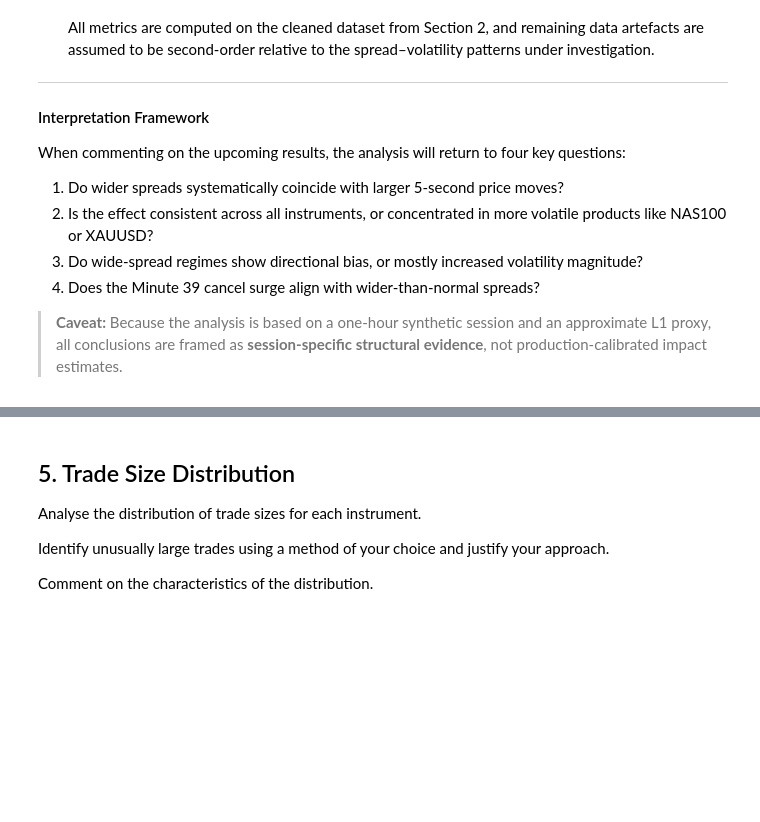
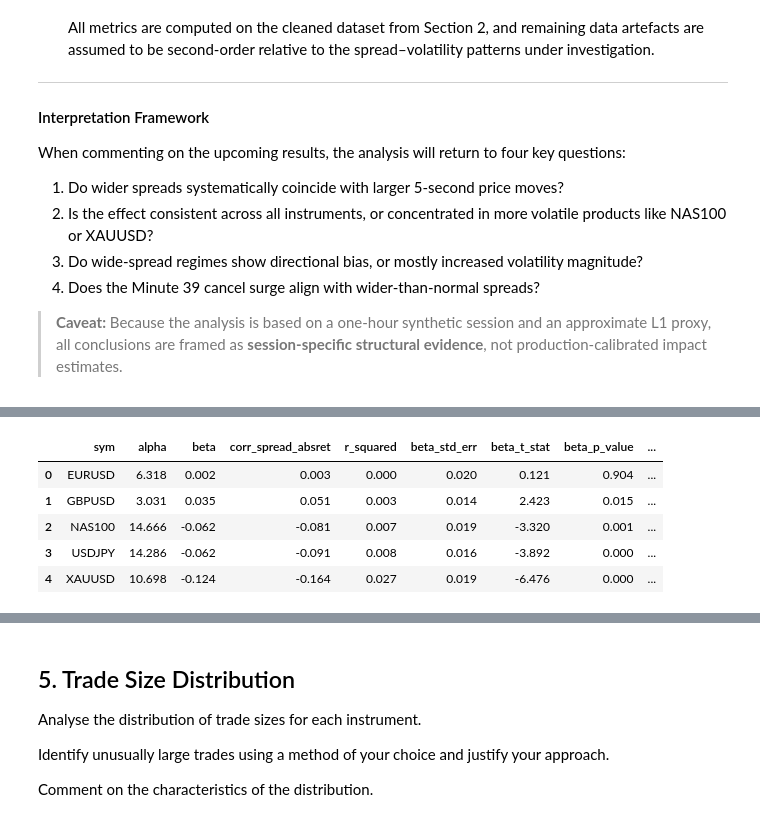
Before and after one commit to Anaswar-ash/Test, a Jupyter notebook: liquidity_and_e-trading_analyst_test_a.ipynb, the cells around one changed output, grey strips where cells are left out. Cells and saved outputs as stored; diff of their text form; code cells hidden in the pictures; blank space fills up the shorter version.

Commit message:
section 4 complete

```diff
--- a/liquidity_and_e-trading_analyst_test_a.ipynb
+++ b/liquidity_and_e-trading_analyst_test_a.ipynb
@@ -2355,18 +2366,24 @@ l1_book = (
 )
 
 # 5. Forward-fill within each symbol to approximate a continuous top-of-book
+# Limit to 10 seconds to avoid excessively stale quotes
 l1_book[["best_bid", "best_ask"]] = (
     l1_book
     .groupby("sym")[["best_bid", "best_ask"]]
-    .ffill()
+    .ffill(limit=10)
 )
 
-# 6. Drop rows where we still do not have a two-sided market (e.g. session start)
+# Drop rows where even after limited ffill we still have no quotes
 l1_book = l1_book.dropna(subset=["best_bid", "best_ask"])
 
 # 7. Compute spread and filter out crossed markets (negative or zero spreads)
 l1_book["spread"] = l1_book["best_ask"] - l1_book["best_bid"]
+
+initial_count = len(l1_book)
 l1_book = l1_book[l1_book["spread"] > 0]
+dropped = initial_count - len(l1_book)
+print(f"Dropped {dropped} rows due to crossed/locked markets "
+      f"({dropped / initial_count:.2%} of L1 observations).")
 
 # 8. FEATURE ENGINEERING: variables for Section 4.3
 
@@ -2492,0 +2775,71 @@ The Python implementation produces two key artefacts:
+# %%
+
+# 4.4 EXECUTION AND OUTPUTS
+# Reuse 4.3 outputs + add Minute 39 spread stress test
+
+#     4.3 has already created:
+#   - l1_book
+#   - l1_4_3 with spread_regime
+#   - spread_impact_df
+#   - panel_df and the panel bar chart
+
+
+# "summary table" for the section, rather than recomputing it:
+print("Per-instrument spread/volatility impact summary:")
+display(spread_impact_df.round(3))
+
+# 4.5 MINUTE 39 SPREAD STRESS TEST
+# (kept here so all Section 4 outputs sit together)
+
+STRESS_MINUTE = 39
+
+l1_4_4 = l1_book.copy()
+
+# Ensure we have integer seconds
+if 'ts_int' not in l1_4_4.columns:
+    if 'tsseconds' in l1_4_4.columns:
+        l1_4_4['ts_int'] = l1_4_4['tsseconds'].astype(int)
+    else:
+        raise ValueError("Need ts_int or tsseconds in l1_book for minute mapping.")
+
+# Derive minute buckets from ts_int
+l1_4_4['minute'] = (l1_4_4['ts_int'] // 60).astype(int)
+
+# 1. Session-average spread per instrument (bps)
+session_spread = (
+    l1_4_4
+    .groupby('sym', as_index=False)
+    .agg(session_avg_spread_bps=('spread_bps', 'mean'))
+)
+
+# 2. Minute 39 average spread per instrument (bps)
+minute_39_spread = (
+    l1_4_4[l1_4_4['minute'] == STRESS_MINUTE]
+    .groupby('sym', as_index=False)
+    .agg(
+        min39_avg_spread_bps=('spread_bps', 'mean'),
+        min39_obs=('spread_bps', 'size')
+    )
+)
+
+# 3. Combine and compute percentage change, then sort by impact
+min39_spread_compare = session_spread.merge(minute_39_spread, on='sym', how='left')
+
+min39_spread_compare['spread_change_bps'] = (
+    min39_spread_compare['min39_avg_spread_bps']
+    - min39_spread_compare['session_avg_spread_bps']
+)
+
+min39_spread_compare['spread_change_pct'] = (
+    min39_spread_compare['spread_change_bps']
+    / min39_spread_compare['session_avg_spread_bps']
+) * 100
+
+min39_spread_compare = min39_spread_compare.sort_values(
+    'spread_change_pct',
+    ascending=False
+)
+
+print(f"Minute {STRESS_MINUTE} vs Session Average Spread (bps):")
+display(min39_spread_compare.round(3))
+# %% [output]
@@ -2492,0 +2847,6 @@ The Python implementation produces two key artefacts:
+|  | sym | alpha | beta | corr_spread_absret | r_squared | beta_std_err | beta_t_stat | beta_p_value | ... |
+| 0 | EURUSD | 6.318 | 0.002 | 0.003 | 0.000 | 0.020 | 0.121 | 0.904 | ... |
+| 1 | GBPUSD | 3.031 | 0.035 | 0.051 | 0.003 | 0.014 | 2.423 | 0.015 | ... |
+| 2 | NAS100 | 14.666 | -0.062 | -0.081 | 0.007 | 0.019 | -3.320 | 0.001 | ... |
+| 3 | USDJPY | 14.286 | -0.062 | -0.091 | 0.008 | 0.016 | -3.892 | 0.000 | ... |
+| 4 | XAUUSD | 10.698 | -0.124 | -0.164 | 0.027 | 0.019 | -6.476 | 0.000 | ... |
```
Also changed, not shown: parts of 17 cells of this notebook.
